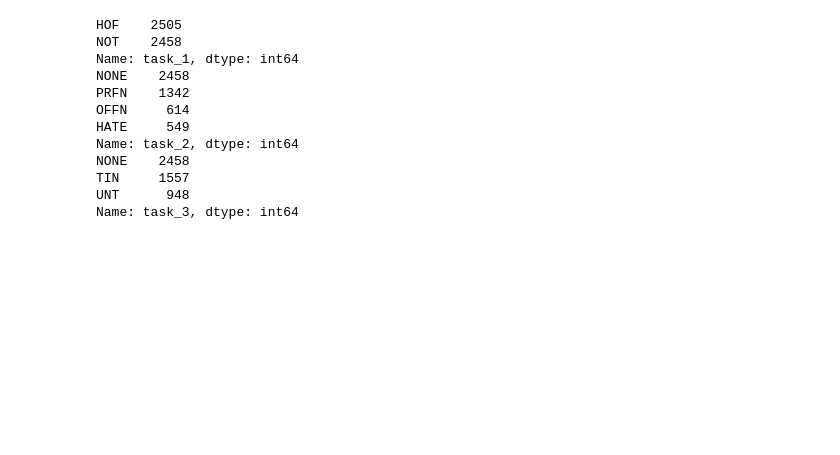
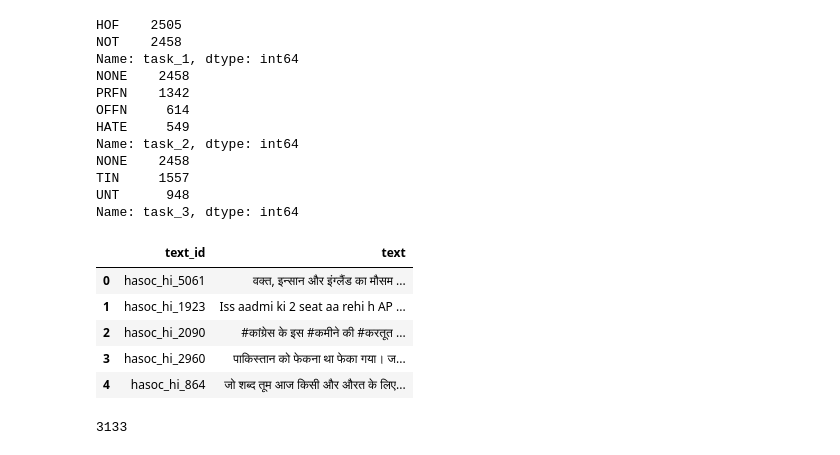
Before and after one commit to daksh2298/hasoc_hindi, a Jupyter notebook: data/operations.ipynb, the cells around one changed output. Drawn from its saved outputs; the diff is of its cells as text; code cells hidden in the pictures; blank space fills up the shorter version.

```diff
--- a/data/operations.ipynb
+++ b/data/operations.ipynb
@@ -1829,0 +1870,19 @@ Name: task_3, dtype: int64
+# %%
+text=list(text)
+# %%
+def preprocess(text):
+    return text.replace('\n',' ').replace('\t',' ').replace('\r',' ')
+# %%
+for t in range(len(text)):
+    text[t]=preprocess(text[t])
+# %%
+df['text']=text
+# %%
+df.head()
+# %% [output]
+|  | text_id | text |
+| 0 | hasoc_hi_5061 | वक्त, इन्सान और इंग्लैंड का मौसम ... |
+| 1 | hasoc_hi_1923 | Iss aadmi ki 2 seat aa rehi h AP ... |
+| 2 | hasoc_hi_2090 | #कांग्रेस के इस #कमीने की #करतूत ... |
+| 3 | hasoc_hi_2960 | पाकिस्तान को फेकना था फेका गया। ज... |
+| 4 | hasoc_hi_864 | जो शब्द तूम आज किसी और औरत के लिए... |
@@ -1829,0 +1891,4 @@ Name: task_3, dtype: int64
+# %%
+len(df)
+# %% [output]
+3133
```
Also changed, not shown: parts of 11 cells of this notebook, 16 other files.
